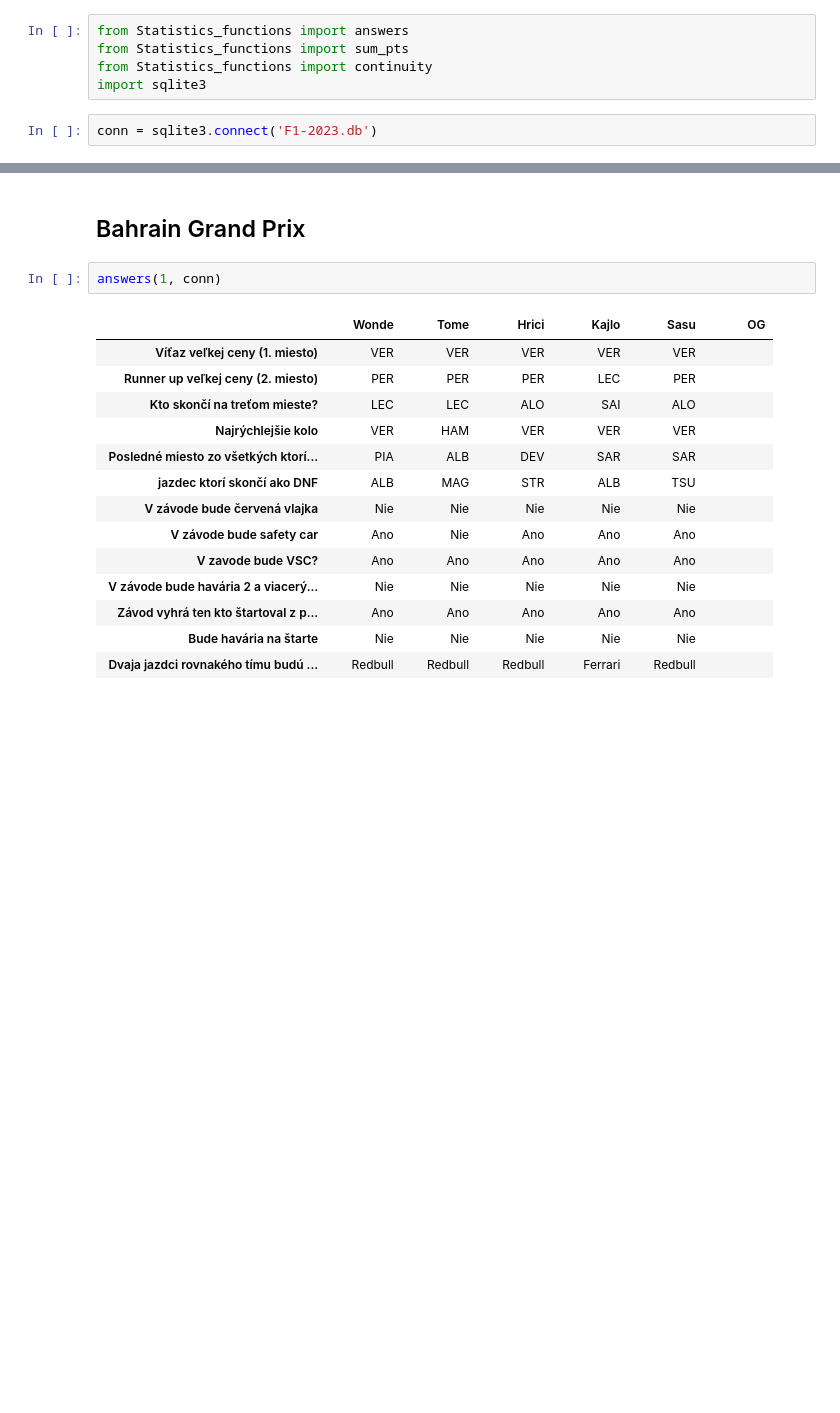
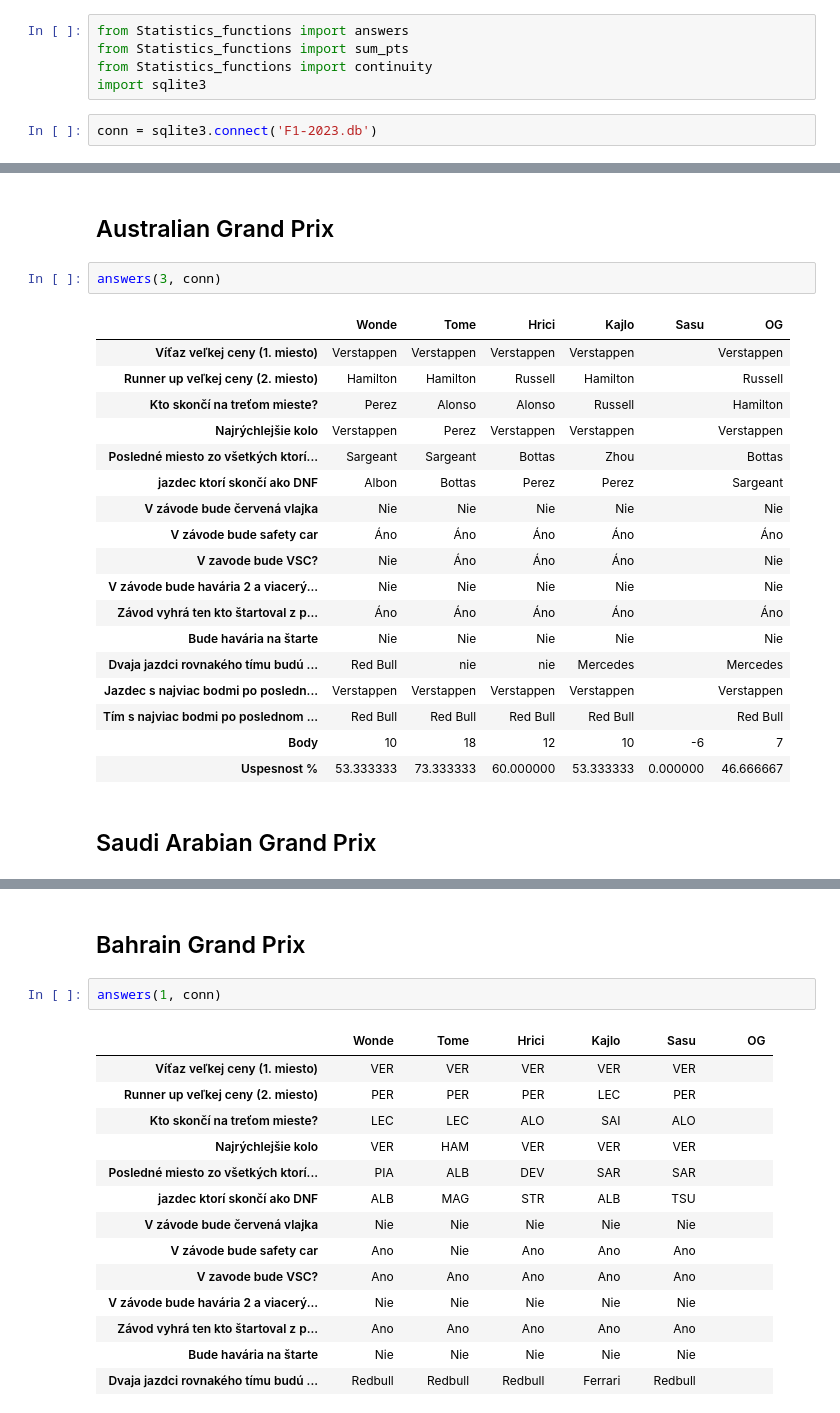
Before and after one commit to mibrix/F1_tipovacka, a Jupyter notebook: Statistics.ipynb, the cells around one changed output, grey strips where cells are left out. Saved outputs shown, nothing was run; the diff lists cells and outputs as text; blank space fills up the shorter version.

Commit message:
Australian Grand Prix

```diff
--- a/Statistics.ipynb
+++ b/Statistics.ipynb
@@ -7,0 +20,25 @@ conn = sqlite3.connect('F1-2023.db')
+# %% [markdown]
+## Australian Grand Prix
+# %%
+answers(3, conn)
+# %% [output]
+|  | Wonde | Tome | Hrici | Kajlo | Sasu | OG |
+| Víťaz veľkej ceny (1. miesto) | Verstappen | Verstappen | Verstappen | Verstappen |  | Verstappen |
+| Runner up veľkej ceny (2. miesto) | Hamilton | Hamilton | Russell | Hamilton |  | Russell |
+| Kto skončí na treťom mieste? | Perez | Alonso | Alonso | Russell |  | Hamilton |
+| Najrýchlejšie kolo | Verstappen | Perez | Verstappen | Verstappen |  | Verstappen |
+| Posledné miesto zo všetkých ktorí... | Sargeant | Sargeant | Bottas | Zhou |  | Bottas |
+| jazdec ktorí skončí ako DNF | Albon | Bottas | Perez | Perez |  | Sargeant |
+| V závode bude červená vlajka | Nie | Nie | Nie | Nie |  | Nie |
+| V závode bude safety car | Áno | Áno | Áno | Áno |  | Áno |
+| V zavode bude VSC? | Nie | Áno | Áno | Áno |  | Nie |
+| V závode bude havária 2 a viacerý... | Nie | Nie | Nie | Nie |  | Nie |
+| Závod vyhrá ten kto štartoval z p... | Áno | Áno | Áno | Áno |  | Áno |
+| Bude havária na štarte | Nie | Nie | Nie | Nie |  | Nie |
+| Dvaja jazdci rovnakého tímu budú ... | Red Bull | nie | nie | Mercedes |  | Mercedes |
+| Jazdec s najviac bodmi po posledn... | Verstappen | Verstappen | Verstappen | Verstappen |  | Verstappen |
+| Tím s najviac bodmi po poslednom ... | Red Bull | Red Bull | Red Bull | Red Bull |  | Red Bull |
+| Body | 10 | 18 | 12 | 10 | -6 | 7 |
+| Uspesnost % | 53.333333 | 73.333333 | 60.000000 | 53.333333 | 0.000000 | 46.666667 |
+# %% [markdown]
+## Saudi Arabian Grand Prix
```
Also changed, not shown: parts of 9 cells of this notebook, 3 other files.
